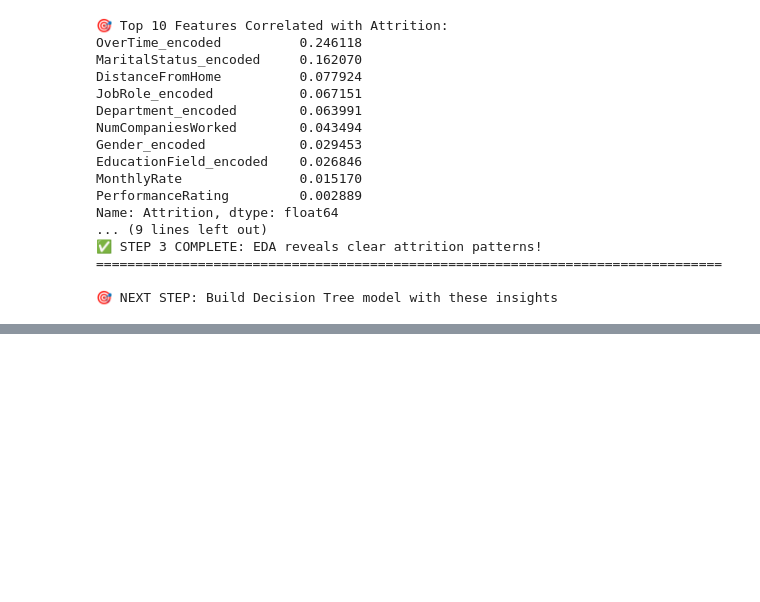
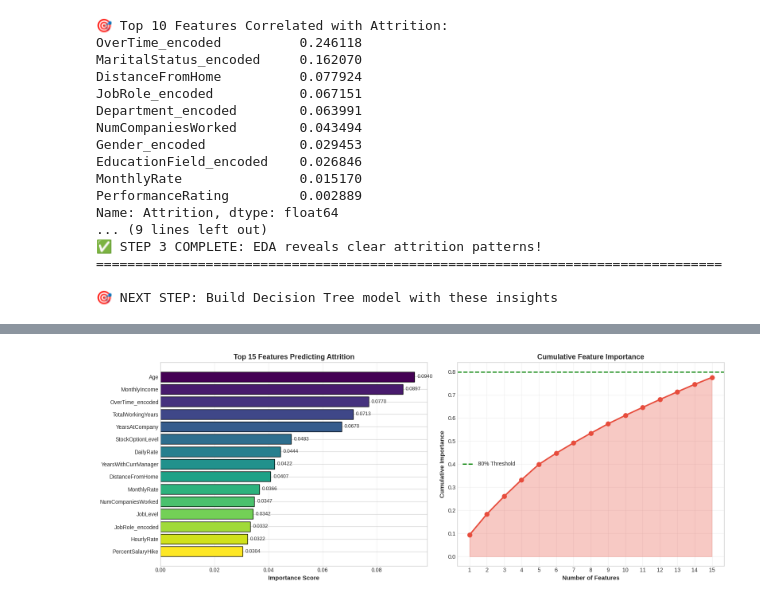
Before and after one commit to Carltonkenny/ELEVATELABS, a Jupyter notebook: TASK5.ipynb, the cells around one changed output, grey strips where cells are left out. Drawn from its saved outputs; the diff is of its cells as text; code cells hidden in the pictures; blank space fills up the shorter version.

```diff
--- a/TASK5.ipynb
+++ b/TASK5.ipynb
@@ -606,0 +1253,79 @@ Name: Attrition, dtype: float64
+# %%
+# ============================================================================
+# STEP 5C: FEATURE IMPORTANCE - WHAT DRIVES ATTRITION?
+# ============================================================================
+
+print("🎯 STEP 5C: Feature Importance Analysis (Random Forest)")
+print("="*80)
+
+# Get feature importances
+feature_importance_rf = pd.DataFrame({
+    'Feature': X_train.columns,
+    'Importance': rf_model.feature_importances_
+}).sort_values('Importance', ascending=False)
+
+print(f"\n🔝 Top 15 Most Important Features:")
+print(f"{'─'*50}")
+print(feature_importance_rf.head(15).to_string(index=False))
+
+# Visualization
+fig, axes = plt.subplots(1, 2, figsize=(16, 6))
+
+# Bar plot - Top 15 features
+top_n = 15
+top_features = feature_importance_rf.head(top_n)
+
+axes[0].barh(range(len(top_features)), top_features['Importance'].values,
+             color=plt.cm.viridis(np.linspace(0, 1, len(top_features))),
+             edgecolor='black')
+axes[0].set_yticks(range(len(top_features)))
+axes[0].set_yticklabels(top_features['Feature'].values, fontsize=10)
+axes[0].set_xlabel('Importance Score', fontweight='bold', fontsize=11)
+axes[0].set_title('Top 15 Features Predicting Attrition', fontweight='bold', fontsize=13)
+axes[0].invert_yaxis()
+axes[0].grid(axis='x', alpha=0.3)
+
+# Add value labels
+for i, v in enumerate(top_features['Importance'].values):
+    axes[0].text(v + 0.001, i, f'{v:.4f}', va='center', fontsize=9)
+
+# Cumulative importance
+cumsum_importance = top_features['Importance'].cumsum()
+axes[1].plot(range(1, len(top_features)+1), cumsum_importance.values,
+             marker='o', linewidth=2.5, markersize=8, color='#e74c3c')
+axes[1].axhline(y=0.8, color='green', linestyle='--', linewidth=2,
+                label='80% Threshold')
+axes[1].fill_between(range(1, len(top_features)+1), cumsum_importance.values,
+                      alpha=0.3, color='#e74c3c')
+axes[1].set_xlabel('Number of Features', fontweight='bold', fontsize=11)
+axes[1].set_ylabel('Cumulative Importance', fontweight='bold', fontsize=11)
+axes[1].set_title('Cumulative Feature Importance', fontweight='bold', fontsize=13)
+axes[1].grid(True, alpha=0.3)
+axes[1].legend(fontsize=10)
+axes[1].set_xticks(range(1, len(top_features)+1))
+
+plt.tight_layout()
+plt.savefig('10_feature_importance_rf.png', dpi=300, bbox_inches='tight')
+plt.show()
+
+# Business insights
+print(f"\n💼 BUSINESS INSIGHTS FOR HR LEADERSHIP:")
+print(f"{'─'*50}")
+
+top_5 = feature_importance_rf.head(5)
+for idx, row in top_5.iterrows():
+    print(f"\n{idx+1}. {row['Feature']}: {row['Importance']*100:.2f}%")
+
+    if 'OverTime' in row['Feature']:
+        print(f"   💡 Action: Reduce mandatory overtime, implement flexible work policies")
+    elif 'MonthlyIncome' in row['Feature']:
+        print(f"   💡 Action: Review compensation, especially for lower brackets")
+    elif 'Age' in row['Feature']:
+        print(f"   💡 Action: Younger employees need more mentorship & career growth")
+    elif 'YearsAtCompany' in row['Feature']:
+        print(f"   💡 Action: Focus retention efforts on employees <2 years")
+    elif 'YearsInCurrentRole' in row['Feature']:
+        print(f"   💡 Action: Provide role rotation & skill development programs")
+
+print("\n" + "="*80)
+# %% [output]
@@ -606,0 +1349 @@ Name: Attrition, dtype: float64
+[figure, added]
```
Also changed, not shown: parts of 17 cells of this notebook.
